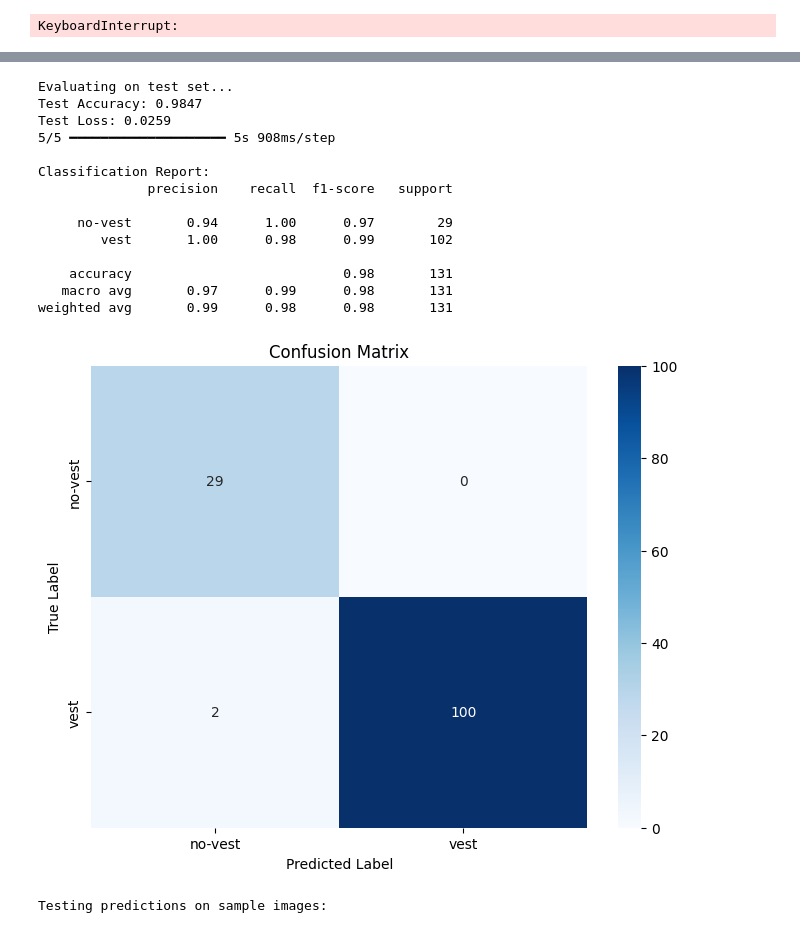
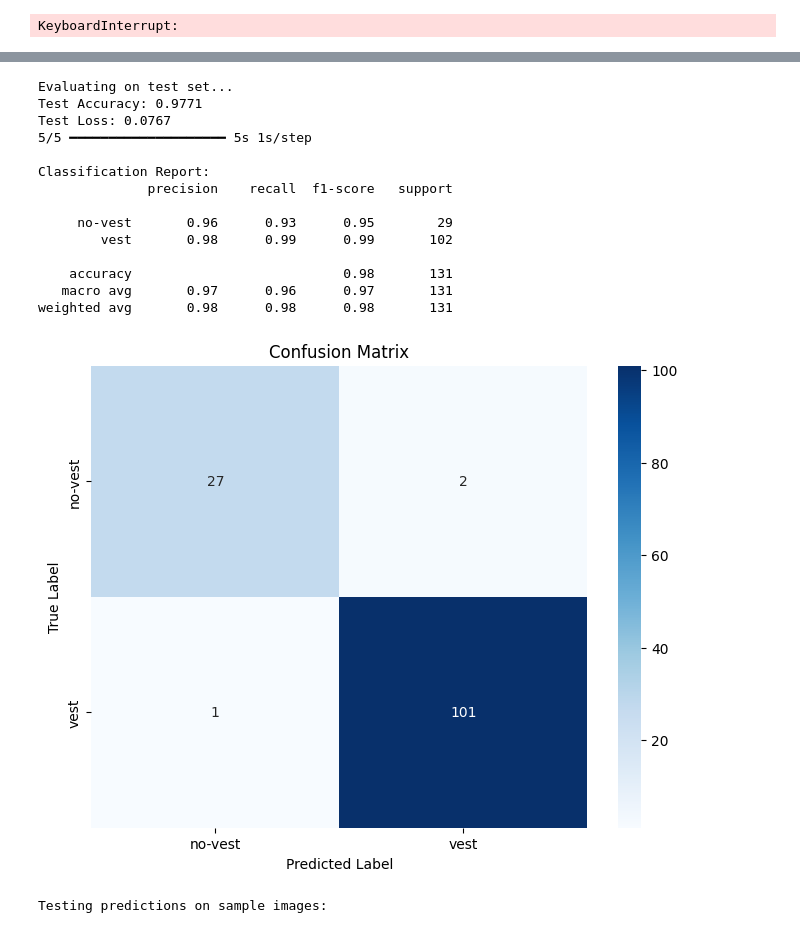
Before and after one commit to alfarezyyd/python-ppe-detection, a Jupyter notebook: src/train-with-cnn.ipynb, the cells around one changed output, grey strips where cells are left out. Cells and saved outputs as stored; diff of their text form; code cells hidden in the pictures.

```diff
--- a/src/train-with-cnn.ipynb
+++ b/src/train-with-cnn.ipynb
@@ -452,9 +451,17 @@ from PIL import Image
 print("Starting model training...")
 
 # Training dengan data augmentation
+# history = model.fit(
+#     train_datagen.flow(X_train, y_train_encoded, batch_size=BATCH_SIZE),
+#     steps_per_epoch=len(X_train) // BATCH_SIZE,
+#     epochs=EPOCHS,
+#     validation_data=(X_val, y_val_encoded),
+#     callbacks=callbacks,
+#     verbose=1
+# )
 history = model.fit(
-    train_datagen.flow(X_train, y_train_encoded, batch_size=BATCH_SIZE),
-    steps_per_epoch=len(X_train) // BATCH_SIZE,
+    X_train, y_train_encoded,
+    batch_size=BATCH_SIZE,
     epochs=EPOCHS,
     validation_data=(X_val, y_val_encoded),
     callbacks=callbacks,
@@ -508,7 +515,7 @@ plot_training_history(history)
 # ==========================================
 
 # Load best model
-model.load_weights('best_vest_model.h5')
+model.load_weights('../build/best_vest_model.h5')
 
 # Prediksi pada test set
 print("Evaluating on test set...")
@@ -516,41 +523,41 @@ test_loss, test_accuracy = model.evaluate(X_test, y_test_encoded, verbose=0)
 print(f"Test Accuracy: {test_accuracy:.4f}")
 print(f"Test Loss: {test_loss:.4f}")
 
 # Prediksi detail
 y_pred_proba = model.predict(X_test)
 y_pred = np.argmax(y_pred_proba, axis=1)
 
 # Classification report
 print("\nClassification Report:")
 print(classification_report(y_test_encoded, y_pred,
                           target_names=label_encoder.classes_))
 
 # Confusion Matrix
 cm = confusion_matrix(y_test_encoded, y_pred)
 plt.figure(figsize=(8, 6))
 sns.heatmap(cm, annot=True, fmt='d', cmap='Blues',
             xticklabels=label_encoder.classes_,
             yticklabels=label_encoder.classes_)
 plt.title('Confusion Matrix')
 plt.ylabel('True Label')
 plt.xlabel('Predicted Label')
 plt.show()
 # %% [output]
 Evaluating on test set...
-Test Accuracy: 0.9847
-Test Loss: 0.0259
-5/5 ━━━━━━━━━━━━━━━━━━━━ 5s 908ms/step
+Test Accuracy: 0.9771
+Test Loss: 0.0767
+5/5 ━━━━━━━━━━━━━━━━━━━━ 5s 1s/step
 
 Classification Report:
               precision    recall  f1-score   support
 
-     no-vest       0.94      1.00      0.97        29
-        vest       1.00      0.98      0.99       102
+     no-vest       0.96      0.93      0.95        29
+        vest       0.98      0.99      0.99       102
 
     accuracy                           0.98       131
-   macro avg       0.97      0.99      0.98       131
-weighted avg       0.99      0.98      0.98       131
+   macro avg       0.97      0.96      0.97       131
+weighted avg       0.98      0.98      0.98       131
-[figure, old version]
+[figure, new version]
 # %%
 # ==========================================
 # BAGIAN 14: FUNGSI PREDIKSI UNTUK GAMBAR BARU
```
Also changed, not shown: parts of 2 cells of this notebook.
